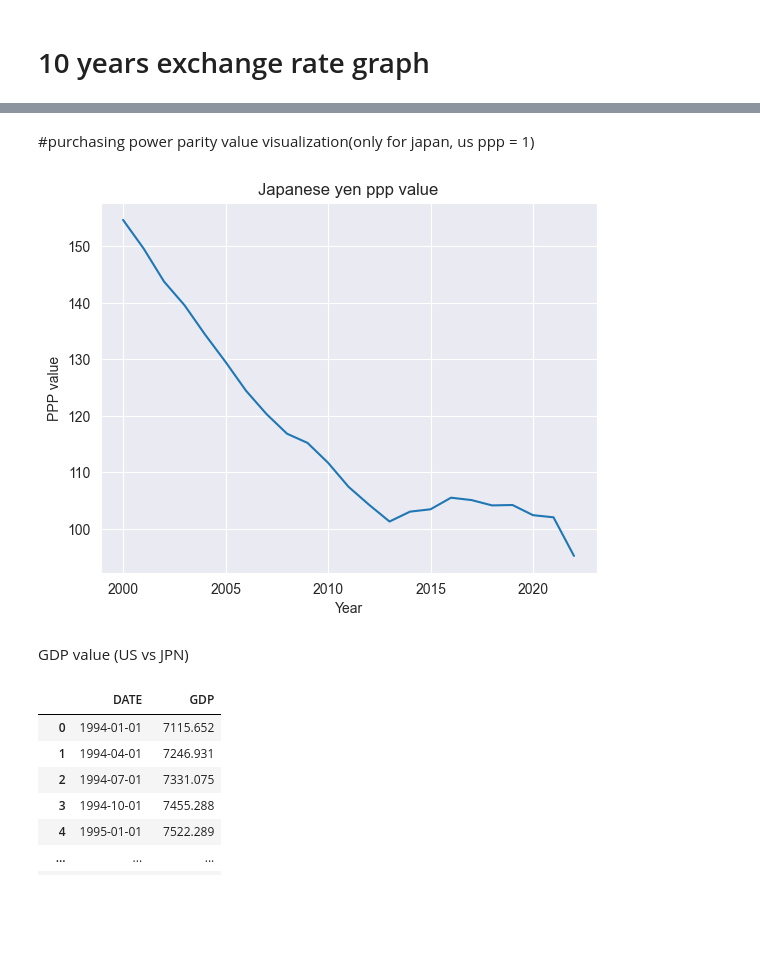
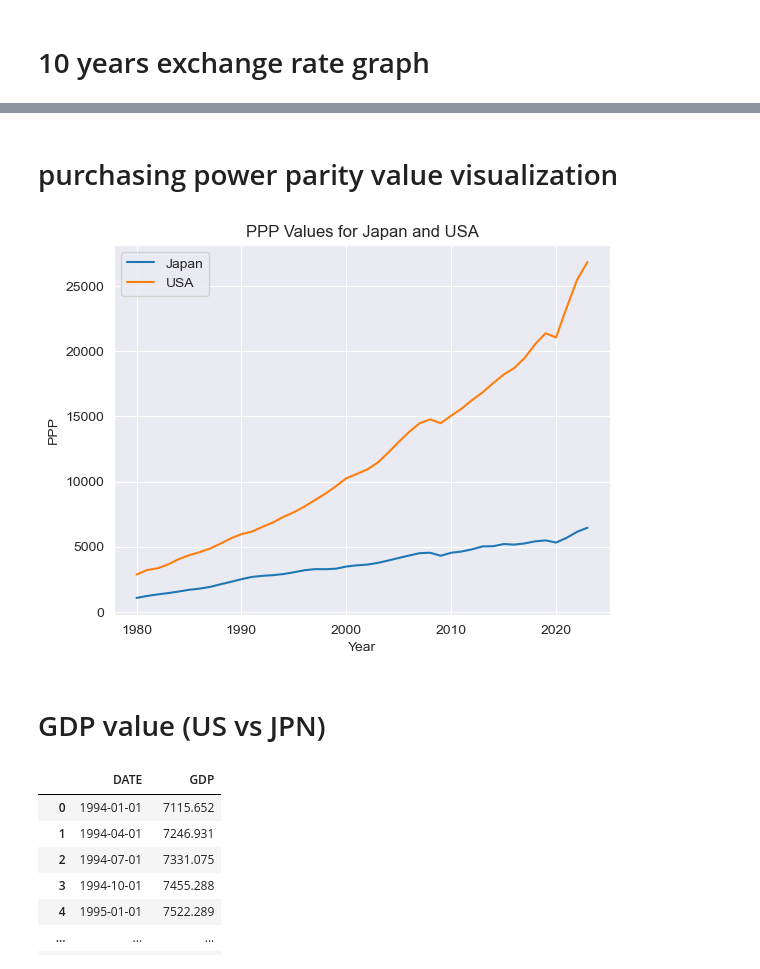
Before and after one commit to K0725/ExchangeRate_Analysis, a Jupyter notebook: group_project/Project Demo.ipynb, the cells around one changed output, grey strips where cells are left out. Saved outputs shown, nothing was run; the diff lists cells and outputs as text; code cells hidden in the pictures; blank space fills up the shorter version.

```diff
--- a/group_project/Project Demo.ipynb
+++ b/group_project/Project Demo.ipynb
@@ -140,21 +64,34 @@ plt.show()
 # %% [markdown]
-#purchasing power parity value visualization(only for japan, us ppp = 1)
+# purchasing power parity value visualization
 # %%
 #read ppp value from csv
-ppp = pd.read_csv('ppp.csv')
-jp_df = ppp[ppp['LOCATION']=='JPN']
-jp_ppp = list(jp_df['Value'])
-year = list(jp_df['TIME'])
-#plotting in data
-plt.plot(year,jp_ppp)
+import pandas as pd
+import matplotlib.pyplot as plt
+
+# Load data from CSV files
+df_jp = pd.read_csv("PPP_JP.csv")
+df_us = pd.read_csv("PPP_US.csv")
+
+# Extract years and PPP values for Japan
+years_jp = df_jp["Year"]
+ppp_values_jp = df_jp["PPP"]
+
+# Extract years and PPP values for USA
+years_us = df_us["Year"]
+ppp_values_us = df_us["PPP"]
+
+# Create line chart with multiple lines
+plt.plot(years_jp, ppp_values_jp, label="Japan")
+plt.plot(years_us, ppp_values_us, label="USA")
 plt.xlabel("Year")
-plt.ylabel("PPP value")
-plt.title("Japanese yen ppp value")
+plt.ylabel("PPP")
+plt.title("PPP Values for Japan and USA")
+plt.legend()
 plt.show()
 # %% [output]
-[figure, old version]
+[figure, new version]
 # %% [markdown]
-GDP value (US vs JPN)
+# GDP value (US vs JPN)
 # %%
 us_df = pd.read_csv('GDP.csv')
 us_df
```
Also changed, not shown: parts of 16 cells of this notebook, 4 other files.
